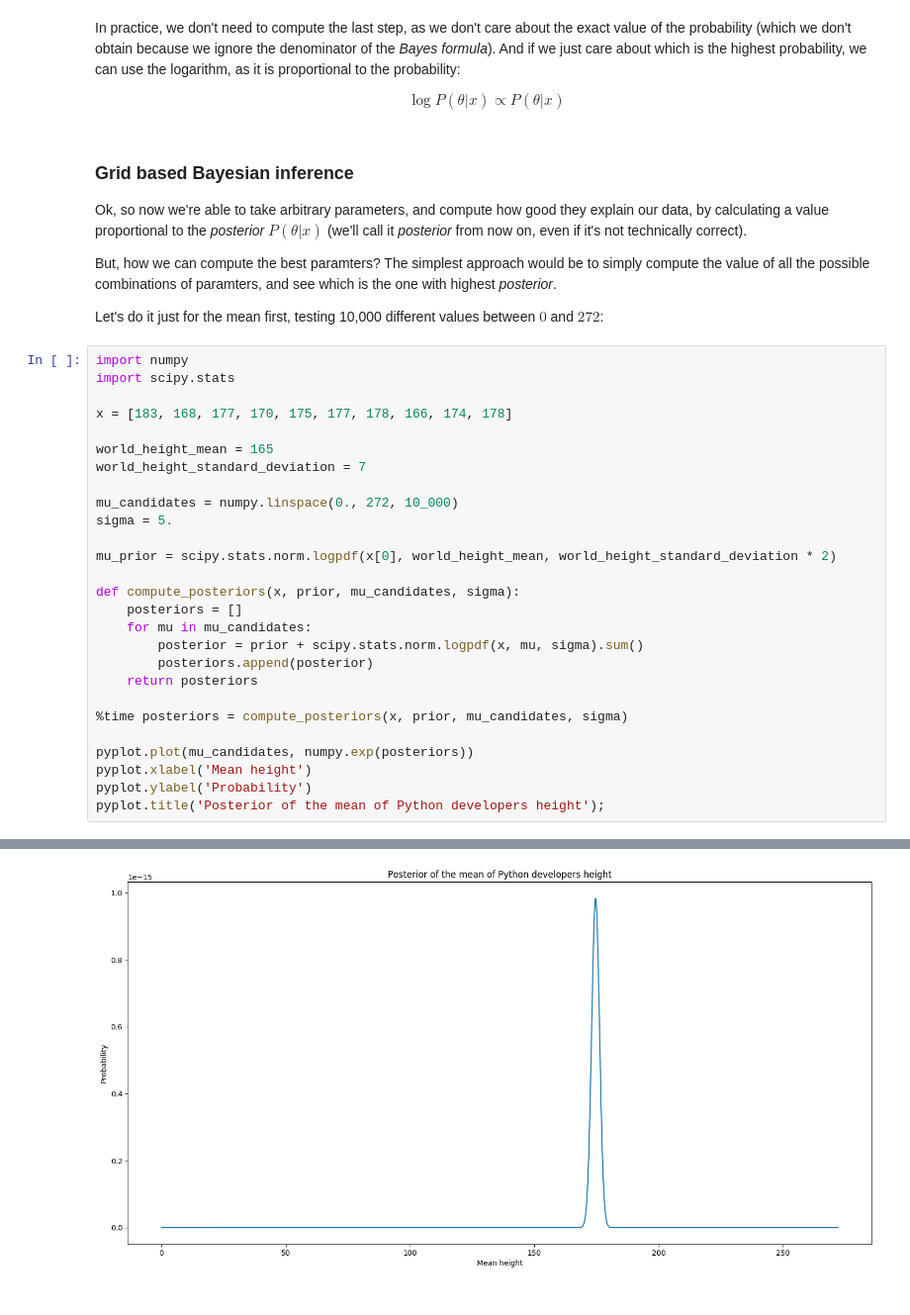
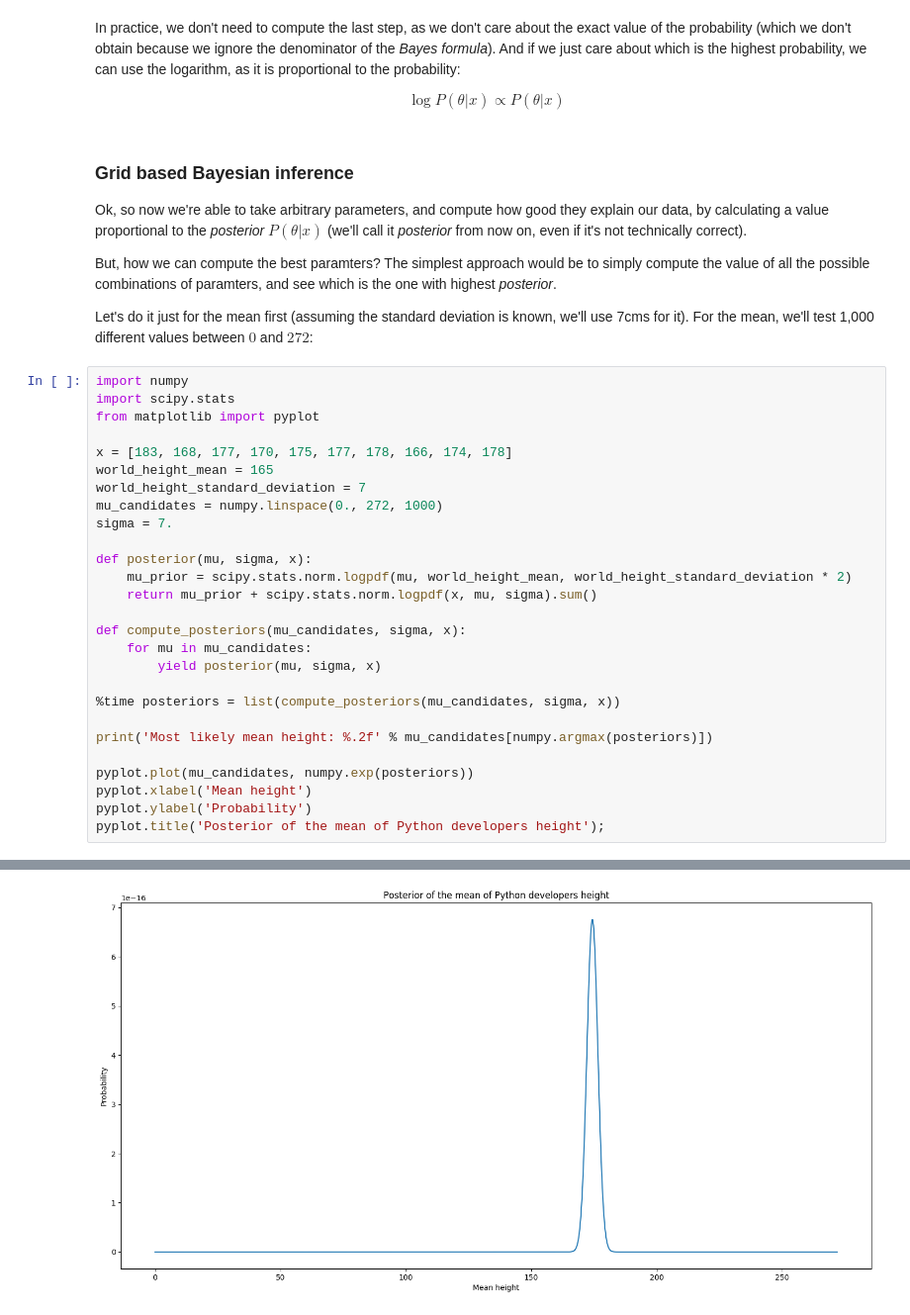
Before and after one commit to roumail/bayesian-tutorials, a Jupyter notebook: Bayesian inference tutorial.ipynb, the cells around one changed output, grey strips where cells are left out. Shown at 99% size. Saved outputs shown, nothing was run; the diff lists cells and outputs as text.

```diff
--- a/Bayesian inference tutorial.ipynb
+++ b/Bayesian inference tutorial.ipynb
@@ -415,29 +415,29 @@ Ok, so now we're able to take arbitrary parameters, and compute how good they ex
 
 But, how we can compute the best paramters? The simplest approach would be to simply compute the value of all the possible combinations of paramters, and see which is the one with highest *posterior*.
 
-Let's do it just for the mean first, testing 10,000 different values between $0$ and $272$:
+Let's do it just for the mean first (assuming the standard deviation is known, we'll use 7cms for it). For the mean, we'll test 1,000 different values between $0$ and $272$:
 # %%
 import numpy
 import scipy.stats
+from matplotlib import pyplot
 
 x = [183, 168, 177, 170, 175, 177, 178, 166, 174, 178]
-
 world_height_mean = 165
 world_height_standard_deviation = 7
+mu_candidates = numpy.linspace(0., 272, 1000)
+sigma = 7.
 
-mu_candidates = numpy.linspace(0., 272, 10_000)
-sigma = 5.
+def posterior(mu, sigma, x):
+    mu_prior = scipy.stats.norm.logpdf(mu, world_height_mean, world_height_standard_deviation * 2)
+    return mu_prior + scipy.stats.norm.logpdf(x, mu, sigma).sum()
 
-mu_prior = scipy.stats.norm.logpdf(x[0], world_height_mean, world_height_standard_deviation * 2)
+def compute_posteriors(mu_candidates, sigma, x):
+    for mu in mu_candidates:
+        yield posterior(mu, sigma, x)
 
-def compute_posteriors(x, prior, mu_candidates, sigma):
-    posteriors = []
-    for mu in mu_candidates:
-        posterior = prior + scipy.stats.norm.logpdf(x, mu, sigma).sum()
-        posteriors.append(posterior)
-    return posteriors
+%time posteriors = list(compute_posteriors(mu_candidates, sigma, x))
 
-%time posteriors = compute_posteriors(x, prior, mu_candidates, sigma)
+print('Most likely mean height: %.2f' % mu_candidates[numpy.argmax(posteriors)])
 
 pyplot.plot(mu_candidates, numpy.exp(posteriors))
 pyplot.xlabel('Mean height')
@@ -449 +450 @@ Wall time: 912 ms
-[figure, old version]
+[figure, new version]
```
Also changed, not shown: parts of 11 cells of this notebook.
